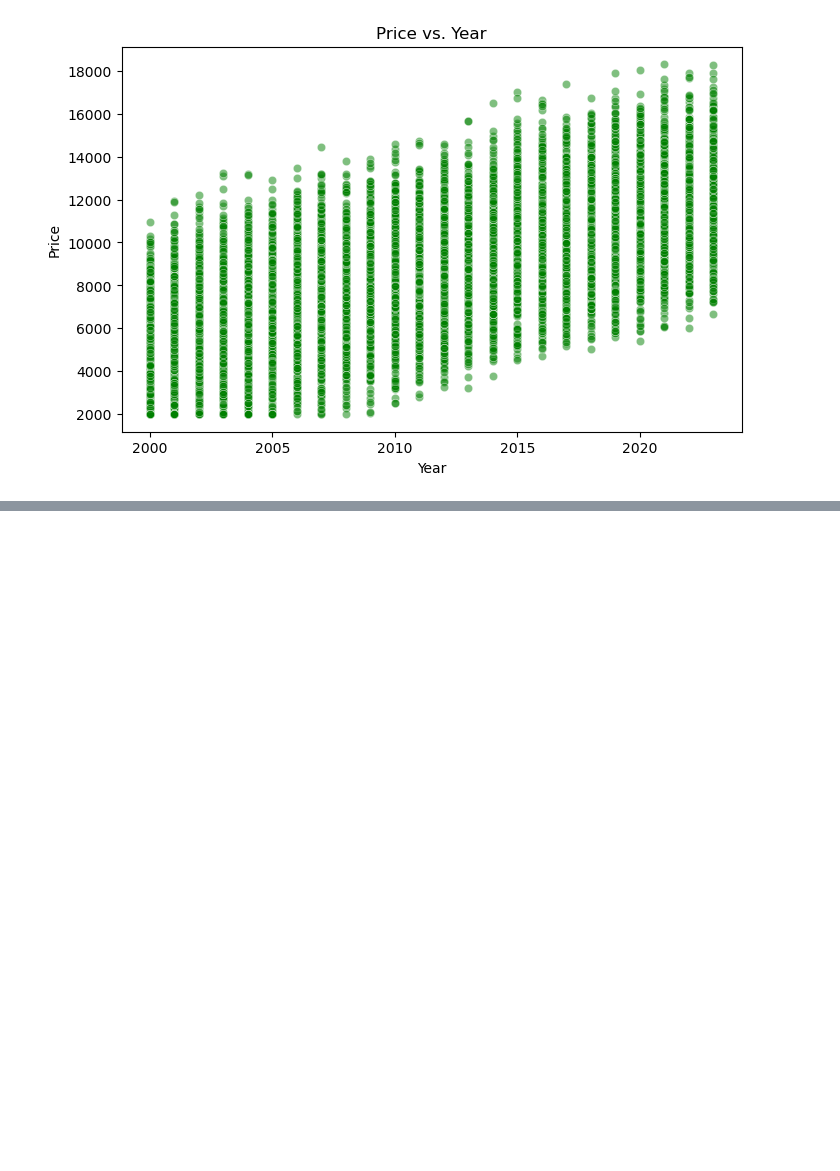
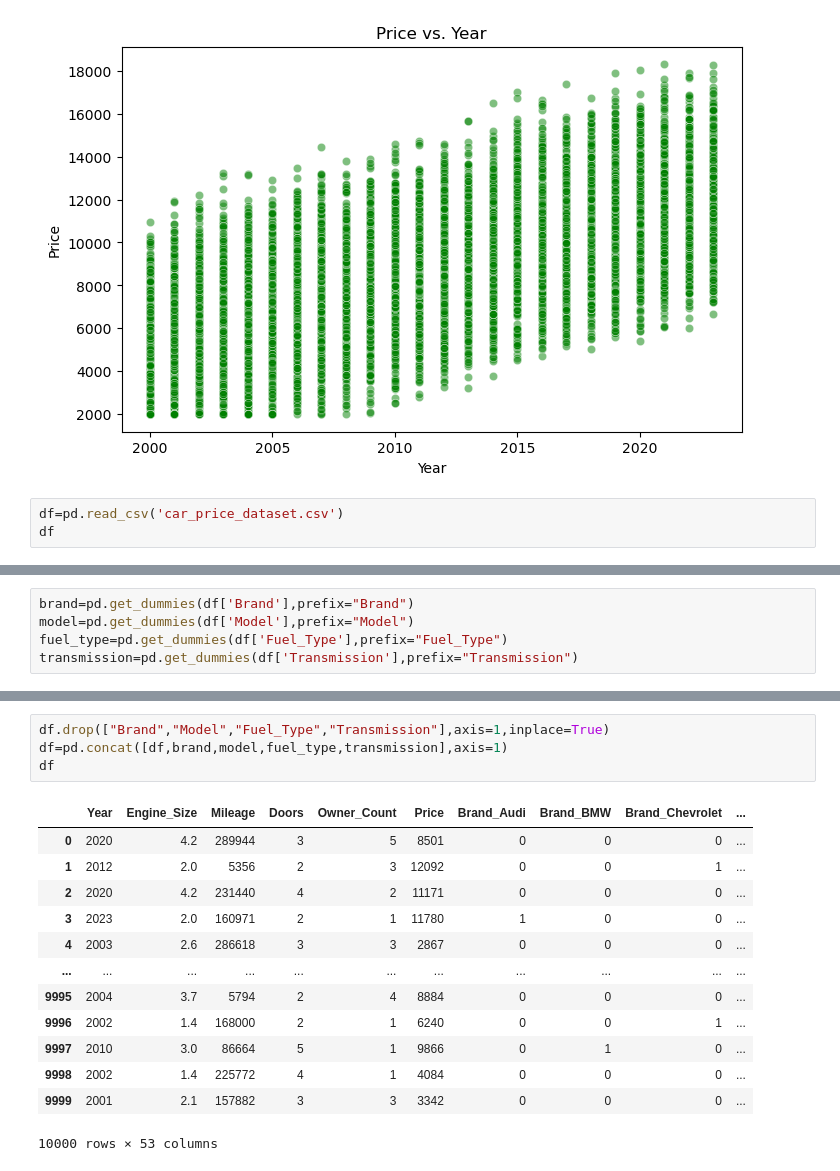
Before and after one commit to Subhapreet21/Data_Analytics_Projects, a Jupyter notebook: 5.Car_Price_Prediction_Analysis/Car_price_prediction_and_analysis.ipynb, the cells around one changed output, grey strips where cells are left out. Cells and saved outputs as stored; diff of their text form; blank space fills up the shorter version.

```diff
--- a/5.Car_Price_Prediction_Analysis/DA Exp-7.ipynb
+++ b/5.Car_Price_Prediction_Analysis/Car_price_prediction_and_analysis.ipynb
@@ -149,3 +149,6 @@ plt.ylabel("Price")
 plt.show()
 # %% [output]
 [figure]
+# %%
+df=pd.read_csv('car_price_dataset.csv')
+df
@@ -151,0 +169,5 @@ plt.show()
+# %%
+brand=pd.get_dummies(df['Brand'],prefix="Brand")
+model=pd.get_dummies(df['Model'],prefix="Model")
+fuel_type=pd.get_dummies(df['Fuel_Type'],prefix="Fuel_Type")
+transmission=pd.get_dummies(df['Transmission'],prefix="Transmission")
@@ -151,0 +248,18 @@ plt.show()
+# %%
+df.drop(["Brand","Model","Fuel_Type","Transmission"],axis=1,inplace=True)
+df=pd.concat([df,brand,model,fuel_type,transmission],axis=1)
+df
+# %% [output]
+|  | Year | Engine_Size | Mileage | Doors | Owner_Count | Price | Brand_Audi | Brand_BMW | Brand_Chevrolet | ... |
+| 0 | 2020 | 4.2 | 289944 | 3 | 5 | 8501 | 0 | 0 | 0 | ... |
+| 1 | 2012 | 2.0 | 5356 | 2 | 3 | 12092 | 0 | 0 | 1 | ... |
+| 2 | 2020 | 4.2 | 231440 | 4 | 2 | 11171 | 0 | 0 | 0 | ... |
+| 3 | 2023 | 2.0 | 160971 | 2 | 1 | 11780 | 1 | 0 | 0 | ... |
+| 4 | 2003 | 2.6 | 286618 | 3 | 3 | 2867 | 0 | 0 | 0 | ... |
+| ... | ... | ... | ... | ... | ... | ... | ... | ... | ... | ... |
+| 9995 | 2004 | 3.7 | 5794 | 2 | 4 | 8884 | 0 | 0 | 0 | ... |
+| 9996 | 2002 | 1.4 | 168000 | 2 | 1 | 6240 | 0 | 0 | 1 | ... |
+| 9997 | 2010 | 3.0 | 86664 | 5 | 1 | 9866 | 0 | 1 | 0 | ... |
+| 9998 | 2002 | 1.4 | 225772 | 4 | 1 | 4084 | 0 | 0 | 0 | ... |
+| 9999 | 2001 | 2.1 | 157882 | 3 | 3 | 3342 | 0 | 0 | 0 | ... |
+10000 rows × 53 columns
```
Also changed, not shown: parts of 10 cells of this notebook, 2 other files.
